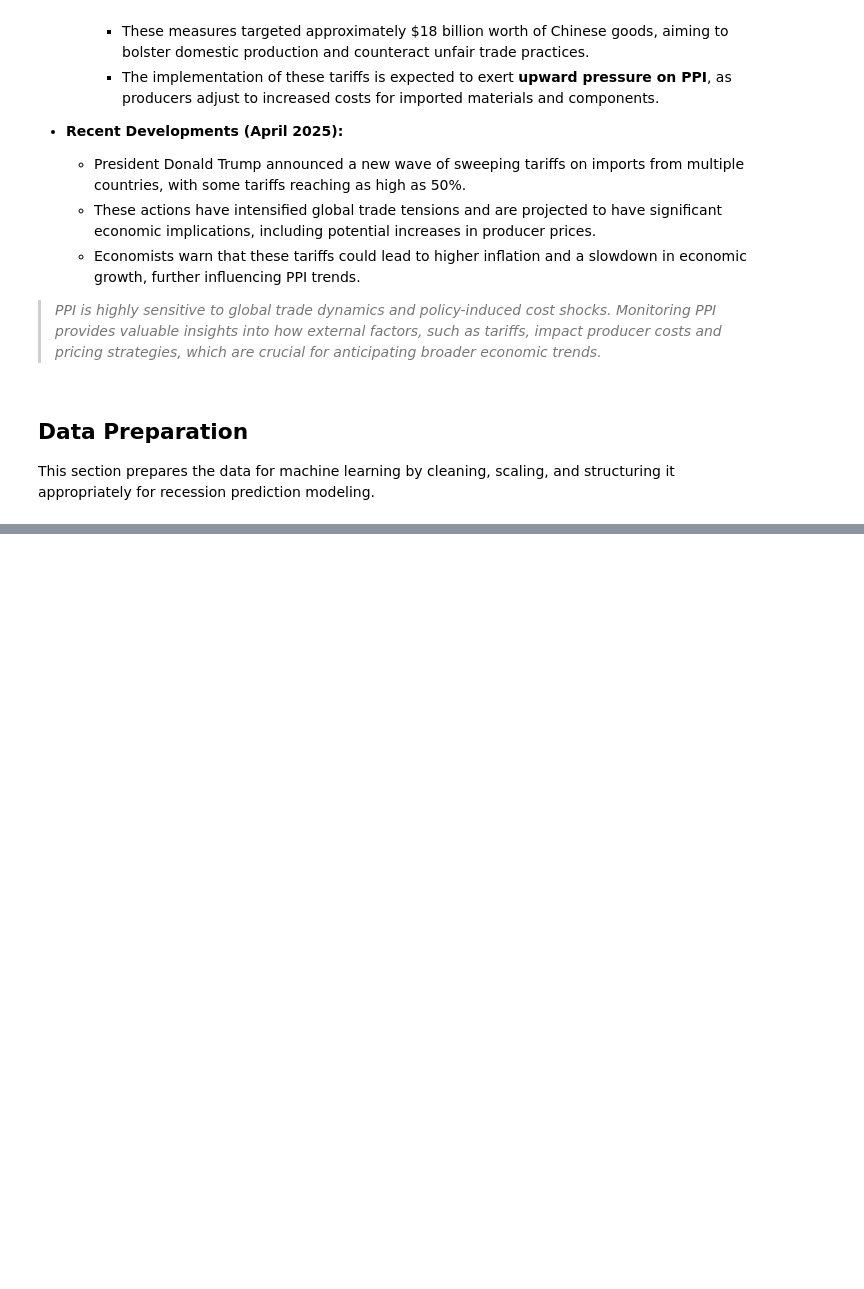
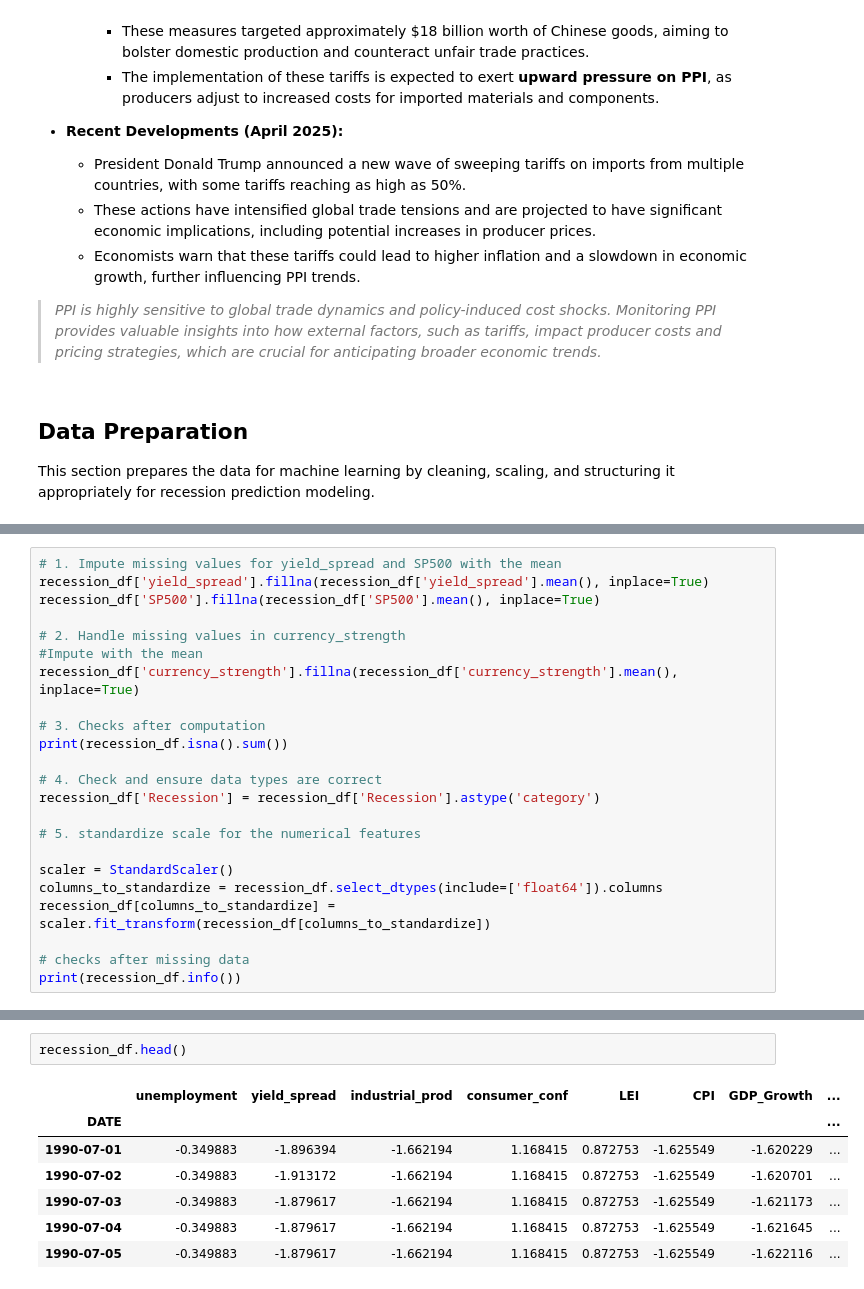
Before and after one commit to Lisanwud/RecessionPredictorML, a Jupyter notebook: recession-prediction.ipynb, the cells around one changed output, grey strips where cells are left out. Drawn from its saved outputs; the diff is of its cells as text; blank space fills up the shorter version.

Commit message:
data cleaning

```diff
--- a/recession-prediction.ipynb
+++ b/recession-prediction.ipynb
@@ -559,0 +684,23 @@ This section prepares the data for machine learning by cleaning, scaling, and st
+# %%
+# 1. Impute missing values for yield_spread and SP500 with the mean
+recession_df['yield_spread'].fillna(recession_df['yield_spread'].mean(), inplace=True)
+recession_df['SP500'].fillna(recession_df['SP500'].mean(), inplace=True)
+
+# 2. Handle missing values in currency_strength
+#Impute with the mean
+recession_df['currency_strength'].fillna(recession_df['currency_strength'].mean(), inplace=True)
+
+# 3. Checks after computation
+print(recession_df.isna().sum())
+
+# 4. Check and ensure data types are correct
+recession_df['Recession'] = recession_df['Recession'].astype('category')
+
+# 5. standardize scale for the numerical features
+
+scaler = StandardScaler()
+columns_to_standardize = recession_df.select_dtypes(include=['float64']).columns
+recession_df[columns_to_standardize] = scaler.fit_transform(recession_df[columns_to_standardize])
+
+# checks after missing data
+print(recession_df.info())
@@ -559,0 +725,10 @@ This section prepares the data for machine learning by cleaning, scaling, and st
+# %%
+recession_df.head()
+# %% [output]
+|  | unemployment | yield_spread | industrial_prod | consumer_conf | LEI | CPI | GDP_Growth | ... |
+| DATE |  |  |  |  |  |  |  | ... |
+| 1990-07-01 | -0.349883 | -1.896394 | -1.662194 | 1.168415 | 0.872753 | -1.625549 | -1.620229 | ... |
+| 1990-07-02 | -0.349883 | -1.913172 | -1.662194 | 1.168415 | 0.872753 | -1.625549 | -1.620701 | ... |
+| 1990-07-03 | -0.349883 | -1.879617 | -1.662194 | 1.168415 | 0.872753 | -1.625549 | -1.621173 | ... |
+| 1990-07-04 | -0.349883 | -1.879617 | -1.662194 | 1.168415 | 0.872753 | -1.625549 | -1.621645 | ... |
+| 1990-07-05 | -0.349883 | -1.879617 | -1.662194 | 1.168415 | 0.872753 | -1.625549 | -1.622116 | ... |
```
Also changed, not shown: parts of 9 cells of this notebook, 1 other file.
